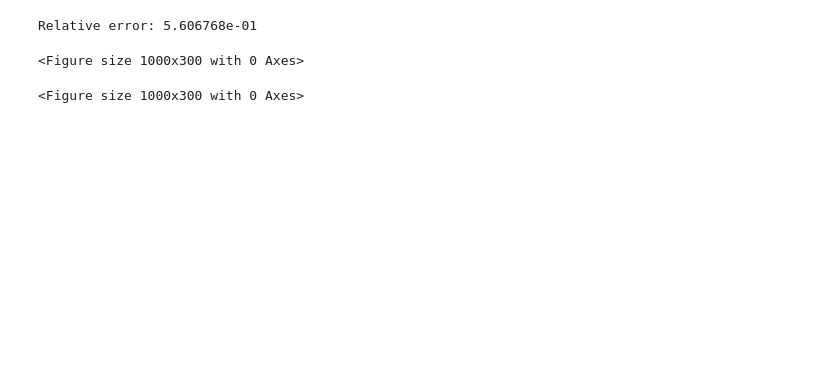
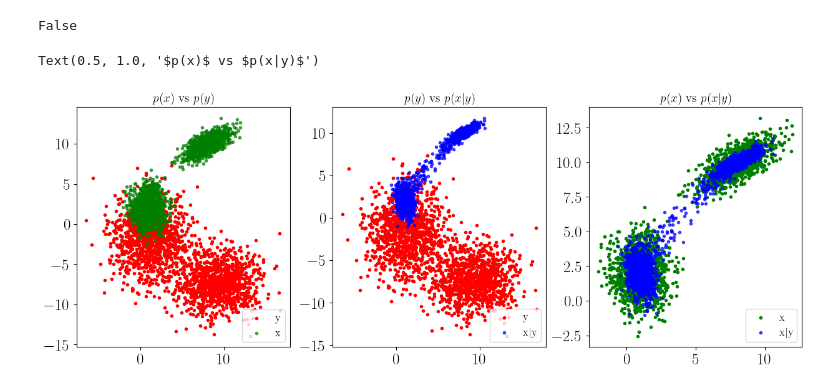
Before and after one commit to xiao-shi-1026/GaussianDenoisingPosterior, a Jupyter notebook: GMMtoy.ipynb, the cells around one changed output. Cells and saved outputs as stored; diff of their text form; code cells hidden in the pictures; blank space fills up the shorter version.

```diff
--- a/GMMtoy.ipynb
+++ b/GMMtoy.ipynb
@@ -181,55 +123,39 @@ print(A1.shape)
-# %%
-X_f = np.fft.fft2(x.reshape(2, 100, 100))  # 计算 x 的频域表示
-H_f = np.fft.fft2(generate_gaussian_kernel(3, 3), s=(100, 100))  # 计算卷积核的 FFT
-y_t = np.fft.ifft2(Y_f, axes=(1, 2)).real  # 取实部，形状仍然是 (2, 100, 100)
-
-# 重新展平为 (2, 10000)
-y_t = y_t.reshape(2, 10000)
-
-# 生成噪声，确保形状匹配
-noise_sigma2 = 4
-Nsigma = noise_sigma2 * np.eye(2)
-n = np.random.multivariate_normal(np.array([0, 0]), Nsigma, (10000,)).T  # 形状 (2, 10000)
-
-# 计算最终的 y
-y_t = y_t + n  # 形状匹配，正确计算
-# %%
-diff = np.linalg.norm(y_t - y, ord='fro') / np.linalg.norm(y, ord='fro')
-print(f"Relative error: {diff:.6e}")
-# %% [output]
-Relative error: 5.606768e-01
 # %%
 # 分割训练集和测试集
 train_samples_x = x[:, :int(x.shape[-1] * 0.8)]
 test_samples_x  = x[:, int(x.shape[-1] * 0.8):]
 train_samples_y = y[:, :int(y.shape[-1] * 0.8)]
 test_samples_y  = y[:, int(y.shape[-1] * 0.8):]
-# %%
-plt.figure(figsize=(10,3))
-# %% [output]
-<Figure size 1000x300 with 0 Axes>
-<Figure size 1000x300 with 0 Axes>
+# %%
+import matplotlib.pyplot as plt
+
+print(plt.rcParams["text.usetex"])
+# %% [output]
+False
 # %%
+
 %matplotlib inline
-# (1) p(x) vs p(y)
+mu1_real_res = mu1_real(test_samples_y, A, sigma1, sigma2, Nsigma, m1, m2)
+
+plt.figure(figsize=(15,5))
 plt.subplot(1, 3, 1)
-plt.scatter(test_samples_y[0], test_samples_y[1], marker='.', color='red', alpha=1, label='y (模糊后)')
-plt.scatter(test_samples_x[0], test_samples_x[1], marker='.', color='green', alpha=0.7, label='x (真实)')
-plt.legend()
-plt.title('$p(x)$ vs $p(y)$')
+plt.scatter(test_samples_y[0], test_samples_y[1], marker='.', color='red', alpha=1, label='y')
+# sns.scatterplot(test_samples_y, marker='.', color='red', alpha=1, label='y')
+plt.scatter(test_samples_x[0], test_samples_x[1], marker='.', color='green', alpha=0.7, label='x')
+plt.legend(loc='lower right', fontsize=12)
+plt.title('$p(x)$ vs $p(y)$', fontsize=14)
 
-# (2) p(y) vs p(x|y)
 plt.subplot(1, 3, 2)
-plt.scatter(test_samples_y[0], test_samples_y[1], marker='.', color='red', alpha=1, label='y (模糊后)')
-plt.scatter(mu1_real_res[0], mu1_real_res[1], marker='.', color='blue', alpha=0.7, label='x$|$y (去模糊后)')
-plt.legend()
-plt.title('$p(y)$ vs $p(x|y)$')
+plt.scatter(test_samples_y[0], test_samples_y[1], marker='.', color='red', alpha=1, label='y')
+plt.scatter(mu1_real_res[0], mu1_real_res[1], marker='.', color='blue', alpha=0.7, label='x$|$y')
+plt.legend(loc='lower right', fontsize=12)
+plt.title('$p(y)$ vs $p(x|y)$', fontsize=14)
 
-# (3) p(x) vs p(x|y)
 plt.subplot(1, 3, 3)
-plt.scatter(test_samples_x[0], test_samples_x[1], marker='.', color='green', alpha=1, label='x (真实)')
-plt.scatter(mu1_real_res[0], mu1_real_res[1], marker='.', color='blue', alpha=0.7, label='x$|$y (去模糊后)')
-plt.legend()
-plt.title('$p(x)$ vs $p(x|y)$')
-
-plt.show()
+plt.scatter(test_samples_x[0], test_samples_x[1], marker='.', color='green', alpha=1, label='x')
+plt.scatter(mu1_real_res[0], mu1_real_res[1], marker='.', color='blue', alpha=0.7, label='x$|$y')
+plt.legend(loc='lower right', fontsize=12)
+plt.title('$p(x)$ vs $p(x|y)$', fontsize=14)
+# %% [output]
+Text(0.5, 1.0, '$p(x)$ vs $p(x|y)$')
+[figure, added]
```
Also changed, not shown: parts of 3 cells of this notebook.
